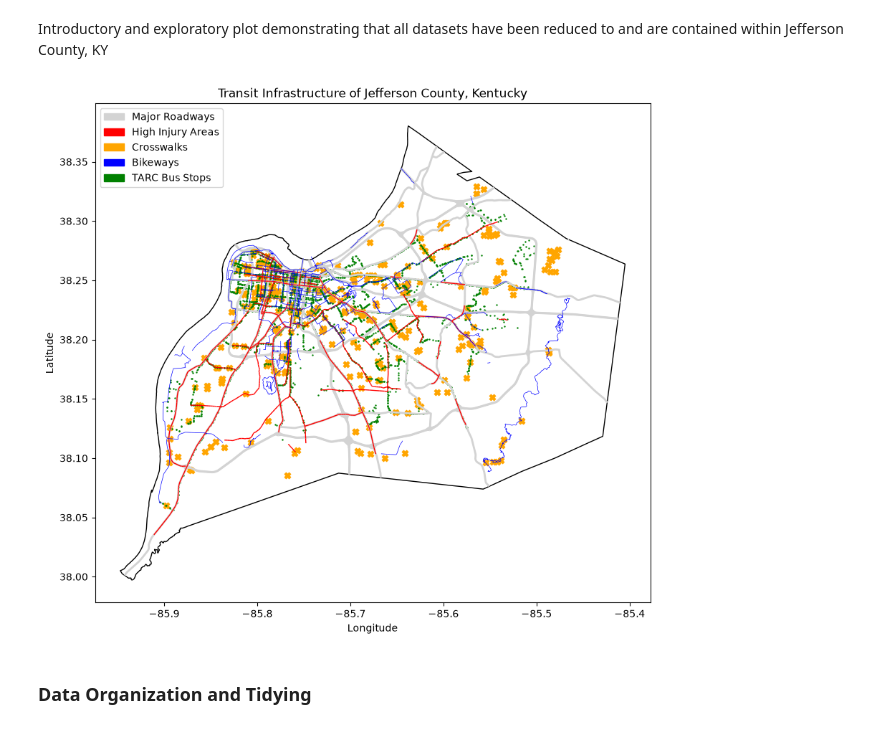
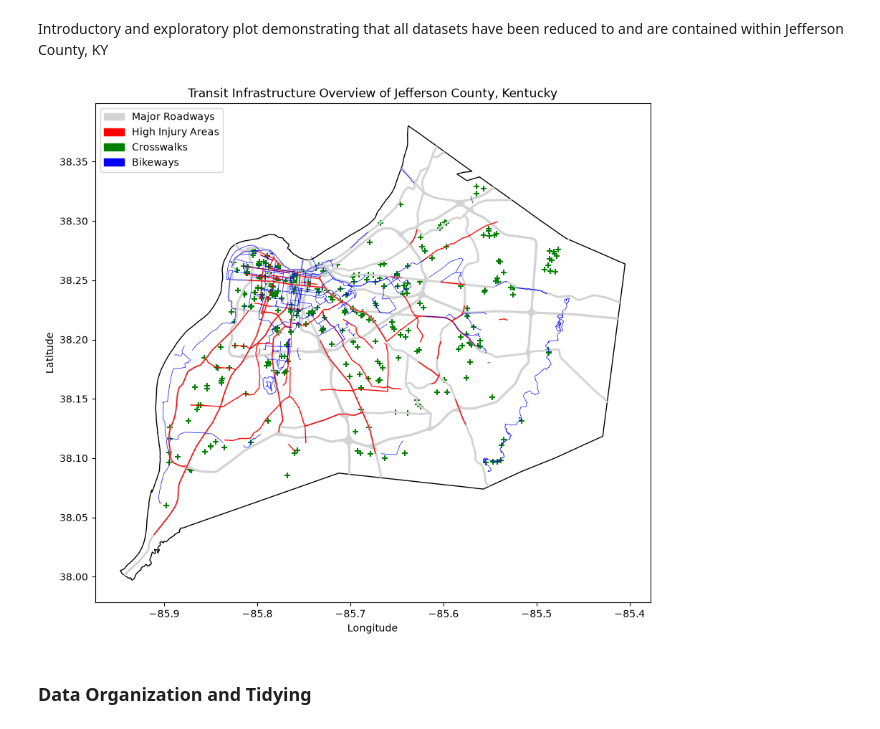
Before and after one commit to JishGorft/Roadway_Risk, a Jupyter notebook: Louisville_Roadway_Risk_Analysis.ipynb, the cells around one changed output. Drawn from its saved outputs; the diff is of its cells as text; code cells hidden in the pictures.

```diff
--- a/Louisville_Roadway_Risk_Analysis.ipynb
+++ b/Louisville_Roadway_Risk_Analysis.ipynb
@@ -30,6 +30,7 @@ major_roads = gpd.read_file('data/Louisville_Metro_Area_KY_Major_Roads.geojson')
 major_roads.dropna(inplace=True)    # one row had mostly NaN values
 # clip major roads to Jefferson County only
 jeffco_roads = gpd.clip(major_roads, jefferson_co)
+jeffco_roads.reset_index(inplace=True, drop=True)
 jeffco_roads.name = 'jeffco_roads'
 
 # high injury roadway network data for Louisville metro area includes southern Indiana; clip to Jefferson County
@@ -40,11 +41,6 @@ hi_injury.name = 'hi_injury'
 bikeways = gpd.read_file('data/Jefferson_County_KY_Bikeways.geojson')
 bikeways.name = 'bikeways'
 
-# TARC bus stop data for Louisville metro area includes southern Indiana; clip to Jefferson County
-bus_stops = gpd.read_file('data/Louisville_Metro_Area_KY__TARC_Bus_Stops.geojson')
-bus_stops = gpd.clip(bus_stops, jefferson_co)
-bus_stops.name = 'bus_stops'
-
 # midblock crossings (crosswalks) data
 crosswalks = gpd.read_file('data/Jefferson_County_KY_Midblock_Crossings.geojson')
 crosswalks.name = 'crosswalks'
@@ -53,28 +49,26 @@ Introductory and exploratory plot demonstrating that all datasets have been redu
 # %%
 fig, ax = plt.subplots(figsize = (10, 10))
 
 jefferson_co.plot(ax = ax, color='none', edgecolor='black')
 jeffco_roads.plot(ax = ax, color='lightgray', linewidth=2)
 hi_injury.plot(ax = ax, color='red', linewidth=1)
-crosswalks.plot(ax = ax, color='orange', marker="X")
+crosswalks.plot(ax = ax, color='green', marker="+")
 bikeways.plot(ax = ax, color='blue', linewidth=0.5)
-bus_stops.plot(ax = ax, color='green', markersize=0.5)
 
 grey_lines = mpatches.Patch(color='lightgrey', label='Major Roadways')
 red_lines = mpatches.Patch(color='red', label='High Injury Areas')
-orange_xs = mpatches.Patch(color='orange', label='Crosswalks')
+green_xs = mpatches.Patch(color='green', label='Crosswalks')
 blue_lines = mpatches.Patch(color='blue', label='Bikeways')
-green_dots = mpatches.Patch(color='green', label='TARC Bus Stops')
 
-ax.legend(loc='upper left', handles=[grey_lines, red_lines, orange_xs, blue_lines, green_dots])
+ax.legend(loc='upper left', handles=[grey_lines, red_lines, green_xs, blue_lines])
 
-plt.title("Transit Infrastructure of Jefferson County, Kentucky")
+plt.title("Transit Infrastructure Overview of Jefferson County, Kentucky")
 plt.xlabel("Longitude")
 plt.ylabel("Latitude")
 
 plt.show()
 # %% [output]
-[figure, old version]
+[figure, new version]
 # %% [markdown]
 ### Data Organization and Tidying
 # %% [markdown]
```
Also changed, not shown: parts of 34 cells of this notebook, 2 other files.
